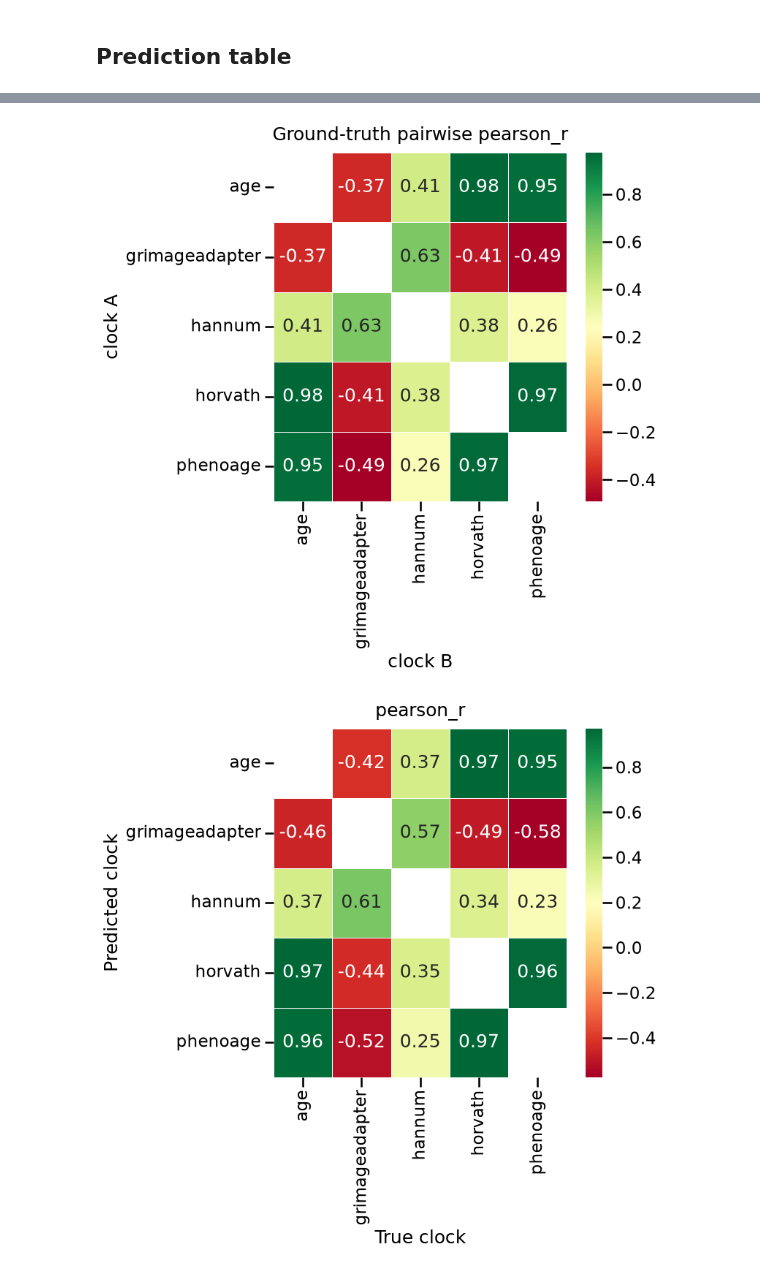
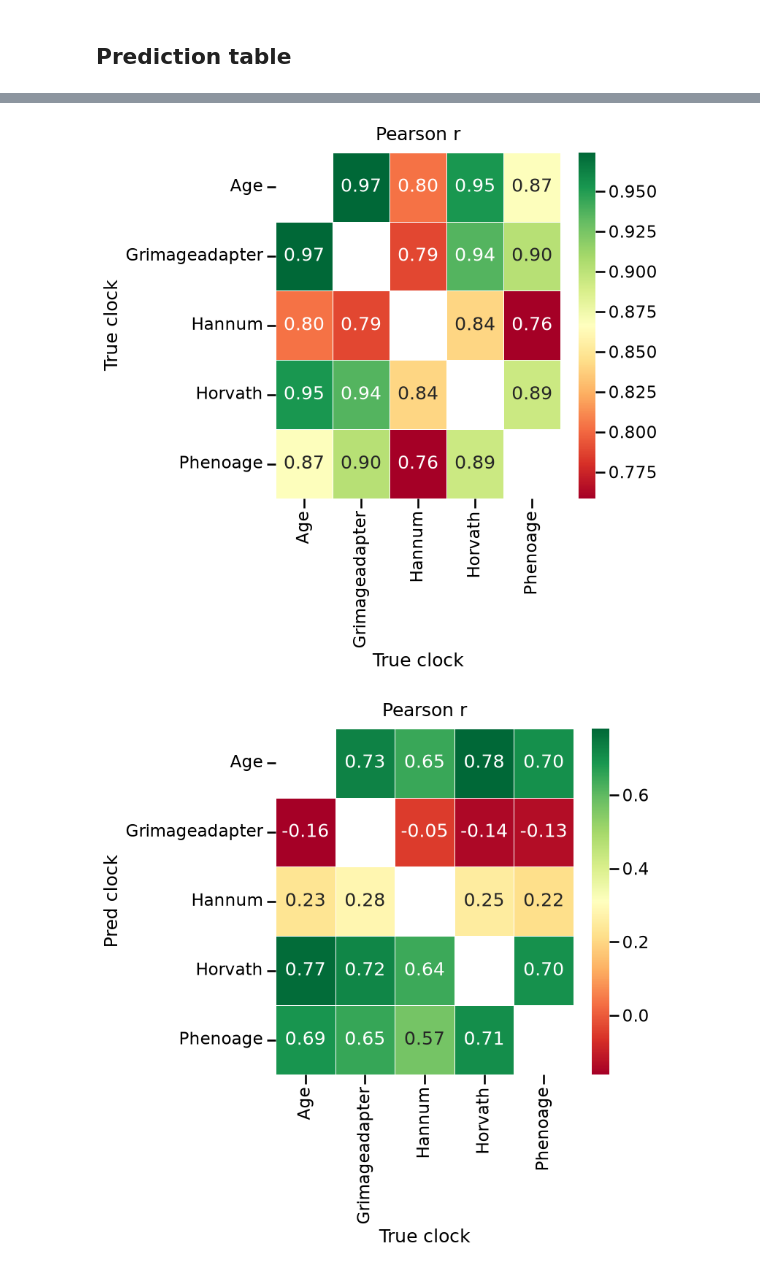
Before and after one commit to Barry8197/EpiHydra, a Jupyter notebook: notebooks/05_results/02_EvalMultiClock.ipynb, the cells around one changed output, grey strips where cells are left out. Saved outputs shown, nothing was run; the diff lists cells and outputs as text; code cells hidden in the pictures.

```diff
--- a/notebooks/05_results/02_EvalMultiClock.ipynb
+++ b/notebooks/05_results/02_EvalMultiClock.ipynb
@@ -19,23 +19,21 @@ from pathlib import Path
 # None = "age" + every best_head_<clock>.pt found in HEAD_PATH.
 # Or give a list, e.g. ["age", "horvath_age", "phenoage_age"]; "age" is always added first.
 CLOCKS     = None
-EVAL_SPLIT = "all"    # "train", "valid", "test" or "all"
 
 # ── Paths ────────────────────────────────────────────────────────
 ROOT          = Path("/work/gr-fe/bryan/EpiHydra")
-DATA_PATH     = ROOT / "data/03_final/combined/methylation.pkl"
+DATA_PATH     = ROOT / "data/03_final/GSE41037/methylation.pkl"
 MODEL_PATH    = ROOT / "data/03_final/methylgpt/medium"   # MethylGPT backbone + vocab + args.json
 EPIHYDRA_PATH = ROOT / "results/tensorboard/checkpoints/nlayers6_nhead4_emb256_lr1e-04_bs32_mask0.3_heads4_20260902_105750"
 HEAD_PATH     = ROOT / "results/tensorboard/ckpt/clocks4_nlayers6_nhead4_emb256_lora_lr1e-04_bs32_mask0.15_heads4_20261105_072540"
 LORA_CKPT     = EPIHYDRA_PATH / "best_model.pt"           # LoRA backbone + the "age" head
 
 # ── Model settings (must match training) ─────────────────────────
-NUM_HEADS  = 4
+NUM_HEADS  = 4 # N clocks exlcuding "age" (chron age)
 LORA_R     = 16
 LORA_ALPHA = 8
 
-# ── Data split (must match training so the test set is truly held out) ──
-SPLIT_RATIOS = dict(train_ratio=0.5, valid_ratio=0.25, test_ratio=0.25)
+SPLIT_RATIOS = dict(train_ratio=None, valid_ratio=None, test_ratio=None)
 BATCH_SIZE   = 8
 RANDOM_STATE = 42
 
@@ -94,9 +90,9 @@ One dataset carries every clock's label. Samples are kept if they have a label f
 
 The saved training scalers from `HEAD_PATH/scalers.pkl` are passed in and reused. Any clock without a saved scaler (i.e. `"age"`) gets one fitted on this training split.
 # %%
-saved_scalers = eu.load_saved_scalers(HEAD_PATH)
+scalers = eu.load_scalers(HEAD_PATH)
 
-splits = build_multiclock_dataloaders(
+dataloader = build_multiclock_dataloaders(
     data         = data,
     vocab        = vocab,
     clock_names  = clock_names,
@@ -104,8 +100,8 @@ splits = build_multiclock_dataloaders(
     num_workers  = 0,
     random_state = RANDOM_STATE,
     verbose      = True,
-    scalers      = saved_scalers,   # reused where available, fitted otherwise
+    scalers      = scalers,   # reused where available, fitted otherwise
     **SPLIT_RATIOS,
 )
-scalers = splits["scalers"]         # the scalers actually used, one per clock
+scalers = dataloader["scalers"]         # the scalers actually used, one per clock
 # %% [output]
@@ -169,16 +157,9 @@ Loading frozen LoRA adapters from /work/gr-fe/bryan/EpiHydra/results/tensorboard
 ## Predict
 One forward pass through the backbone per batch, shared across all heads. Loaders are rebuilt unshuffled so each row lines up with its sample ID.
 # %%
-split_names = ["train", "valid", "test"] if EVAL_SPLIT == "all" else [EVAL_SPLIT]
+loader = eu.ordered_loader(dataloader['loader'])
+ids    = dataloader[f"df"].index
+predictions  = eu.predict_multiclock(model, loader, scalers, device, clock_names, ids)
 
-tables = []
-for split in split_names:
-    loader = eu.ordered_loader(splits[f"{split}_loader"])
-    ids    = splits[f"{split}_df"].index
-    table  = eu.predict_multiclock(model, loader, scalers, device, clock_names, ids)
-    table.insert(0, "split", split)
-    tables.append(table)
-
-predictions = pd.concat(tables)
 print(f"{len(predictions)} samples x {len(clock_names)} clocks")
 # %% [output]
@@ -273,6 +211,6 @@ def cross_clock_metrics(predictions, clock_names, min_samples=2):
 # %%
-cross = cross_clock_metrics(predictions, clock_names)
+cross = eu.pairwise_metrics(predictions, clock_names)
 
-for metric, table in cross.items():
-    display(style_cross_clock(table, metric))
+for metric in eu.METRICS:
+    display(eu.style_metric_table(cross[metric], metric))
 # %% [output]
@@ -303,8 +241,9 @@ r2
 # %%
-fig_true  = plot_true_clock_heatmap(predictions, clock_names, metric="pearson_r")
-fig_cross = plot_cross_clock_heatmap(cross, "pearson_r")
+m = 'pearson_r'
+fig_true  = eu.plot_metric_heatmap(eu.pairwise_metrics(predictions, clock_names, rows="true")[m], m)
+fig_cross = eu.plot_metric_heatmap(cross[m] , m)
 # %% [output]
-[figure, old version]
+[figure, new version]
-[figure, old version]
+[figure, new version]
 # %%
 # One clock at a time
```
Also changed, not shown: parts of 9 cells of this notebook, 9 other files.
